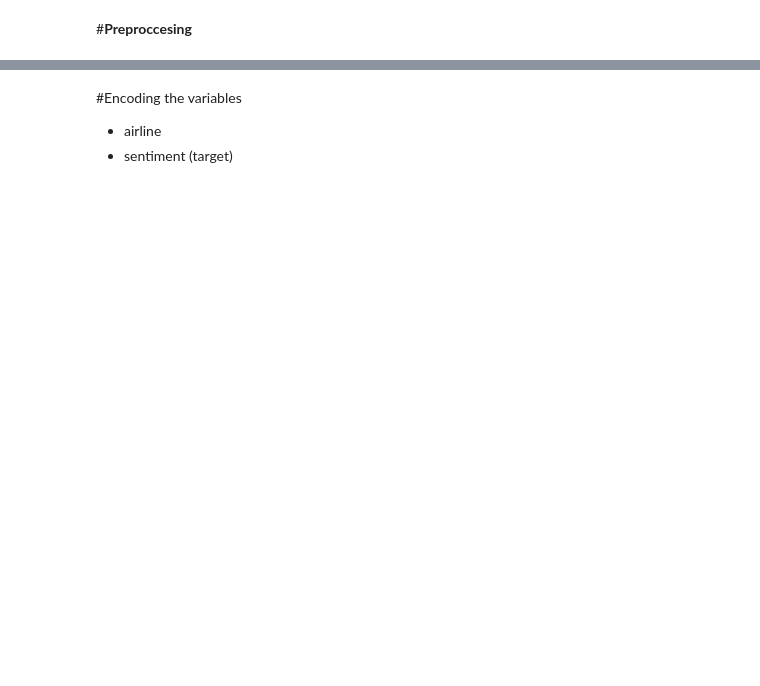
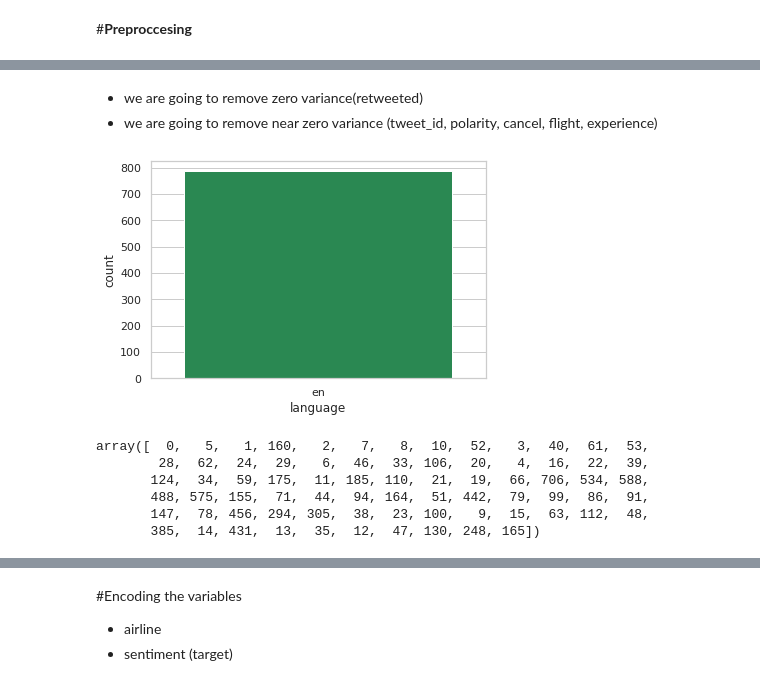
Before and after one commit to buthaina279/DS_Capstone_NLP, a Jupyter notebook: ML.ipynb, the cells around one changed output, grey strips where cells are left out. Cells and saved outputs as stored; diff of their text form; code cells hidden in the pictures; blank space fills up the shorter version.

```diff
--- a/ML.ipynb
+++ b/ML.ipynb
@@ -571,0 +182,3 @@ x_data.head(5)
+# %% [markdown]
+- we are going to remove zero variance(retweeted)
+- we are going to remove near zero variance (tweet_id, polarity, cancel, flight, experience)
@@ -571,0 +187,5 @@ x_data.head(5)
+# %%
+sns.set_theme(style="whitegrid")
+ax = sns.countplot(x="language",data=airline, palette= ['#1a9850', '#d73027'])
+# %% [output]
+[figure, added]
@@ -571,0 +198,9 @@ x_data.head(5)
+# %%
+airline['likes'].unique()
+# %% [output]
+array([  0,   5,   1, 160,   2,   7,   8,  10,  52,   3,  40,  61,  53,
+        28,  62,  24,  29,   6,  46,  33, 106,  20,   4,  16,  22,  39,
+       124,  34,  59, 175,  11, 185, 110,  21,  19,  66, 706, 534, 588,
+       488, 575, 155,  71,  44,  94, 164,  51, 442,  79,  99,  86,  91,
+       147,  78, 456, 294, 305,  38,  23, 100,   9,  15,  63, 112,  48,
+       385,  14, 431,  13,  35,  12,  47, 130, 248, 165])
```
Also changed, not shown: parts of 203 cells of this notebook.
